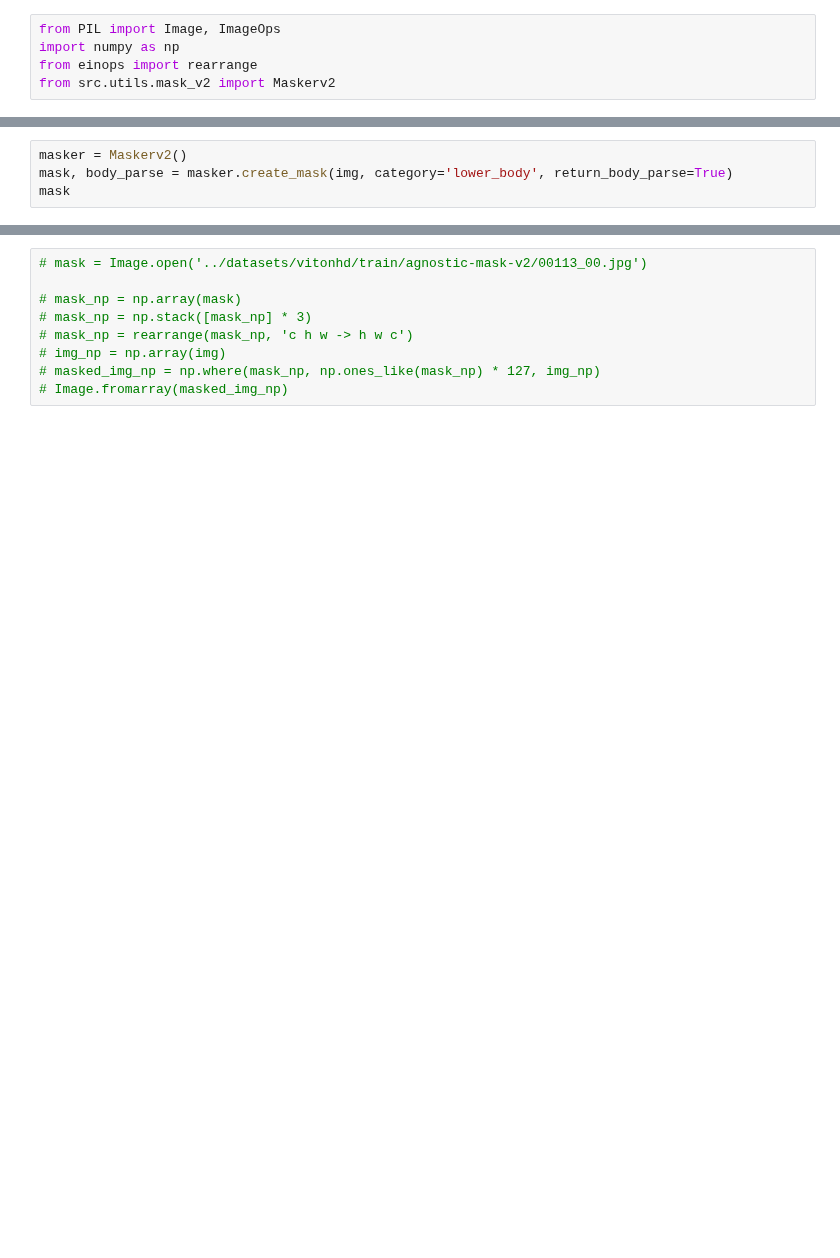
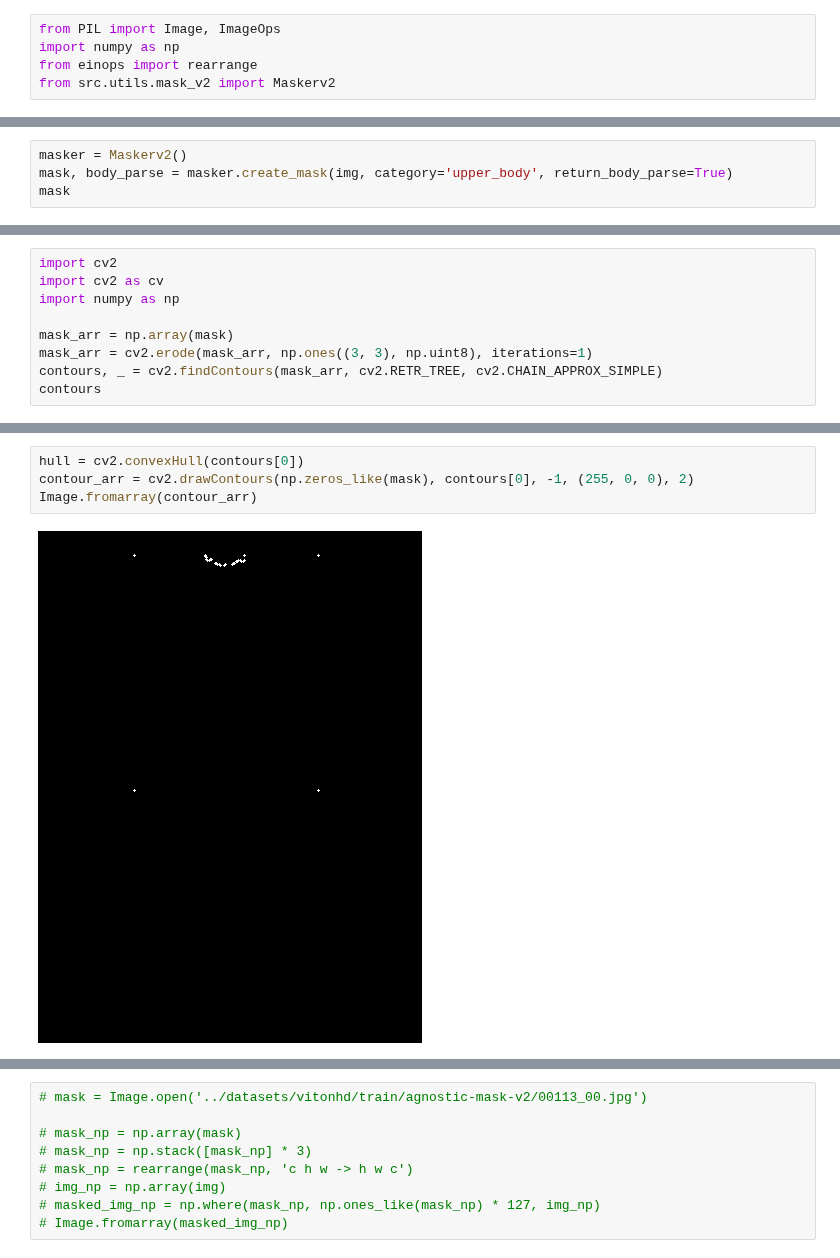
Before and after one commit to hosjiu1702/H-engine, a Jupyter notebook: notebooks/maskv2_test.ipynb, the cells around one changed output, grey strips where cells are left out. Cells and saved outputs as stored; diff of their text form; blank space fills up the shorter version.

```diff
--- a/notebooks/maskv2_test.ipynb
+++ b/notebooks/maskv2_test.ipynb
@@ -14,5 +19,5 @@ img
 # %%
 masker = Maskerv2()
-mask, body_parse = masker.create_mask(img, category='lower_body', return_body_parse=True)
+mask, body_parse = masker.create_mask(img, category='upper_body', return_body_parse=True)
 mask
 # %% [output]
@@ -19,0 +27,9 @@ mask
+# %%
+import cv2
+import cv2 as cv
+import numpy as np
+
+mask_arr = np.array(mask)
+mask_arr = cv2.erode(mask_arr, np.ones((3, 3), np.uint8), iterations=1)
+contours, _ = cv2.findContours(mask_arr, cv2.RETR_TREE, cv2.CHAIN_APPROX_SIMPLE)
+contours
@@ -19,0 +54,6 @@ mask
+# %%
+hull = cv2.convexHull(contours[0])
+contour_arr = cv2.drawContours(np.zeros_like(mask), contours[0], -1, (255, 0, 0), 2)
+Image.fromarray(contour_arr)
+# %% [output]
+[figure, added]
```
Also changed, not shown: parts of 11 cells of this notebook.
